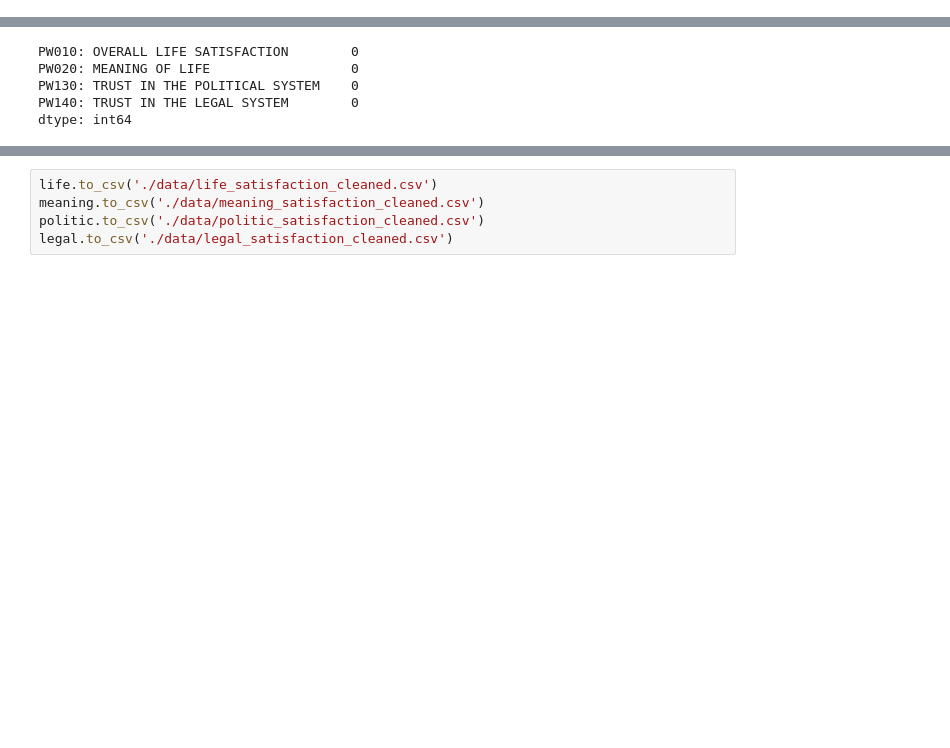
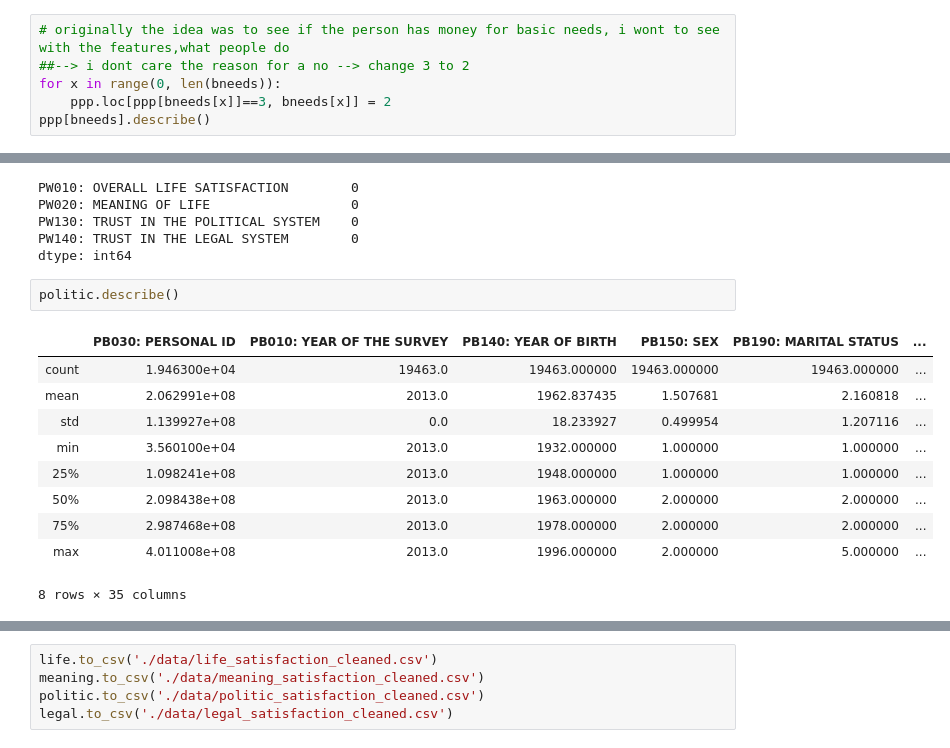
Before and after one commit to ta-data-lis/final-project, a Jupyter notebook: your-project/1_Data Selection and Cleaning.ipynb, the cells around one changed output, grey strips where cells are left out. Cells and saved outputs as stored; diff of their text form; blank space fills up the shorter version.

```diff
--- a/your-project/1_Data Selection and Cleaning.ipynb
+++ b/your-project/1_Data Selection and Cleaning.ipynb
@@ -1707,0 +1709,6 @@ dtype: int64
+# %%
+# originally the idea was to see if the person has money for basic needs, i wont to see with the features,what people do
+##--> i dont care the reason for a no --> change 3 to 2
+for x in range(0, len(bneeds)):
+    ppp.loc[ppp[bneeds[x]]==3, bneeds[x]] = 2
+ppp[bneeds].describe()
@@ -1973,6 +1990,19 @@ PW020: MEANING OF LIFE                  0
 PW130: TRUST IN THE POLITICAL SYSTEM    0
 PW140: TRUST IN THE LEGAL SYSTEM        0
 dtype: int64
+# %%
+politic.describe()
+# %% [output]
+|  | PB030: PERSONAL ID | PB010: YEAR OF THE SURVEY | PB140: YEAR OF BIRTH | PB150: SEX | PB190: MARITAL STATUS | ... |
+| count | 1.946300e+04 | 19463.0 | 19463.000000 | 19463.000000 | 19463.000000 | ... |
+| mean | 2.062991e+08 | 2013.0 | 1962.837435 | 1.507681 | 2.160818 | ... |
+| std | 1.139927e+08 | 0.0 | 18.233927 | 0.499954 | 1.207116 | ... |
+| min | 3.560100e+04 | 2013.0 | 1932.000000 | 1.000000 | 1.000000 | ... |
+| 25% | 1.098241e+08 | 2013.0 | 1948.000000 | 1.000000 | 1.000000 | ... |
+| 50% | 2.098438e+08 | 2013.0 | 1963.000000 | 2.000000 | 2.000000 | ... |
+| 75% | 2.987468e+08 | 2013.0 | 1978.000000 | 2.000000 | 2.000000 | ... |
+| max | 4.011008e+08 | 2013.0 | 1996.000000 | 2.000000 | 5.000000 | ... |
+8 rows × 35 columns
 # %%
 print("life ", life.shape)
 print("meaning ", meaning.shape)
```
Also changed, not shown: parts of 13 cells of this notebook, 7 other files.
